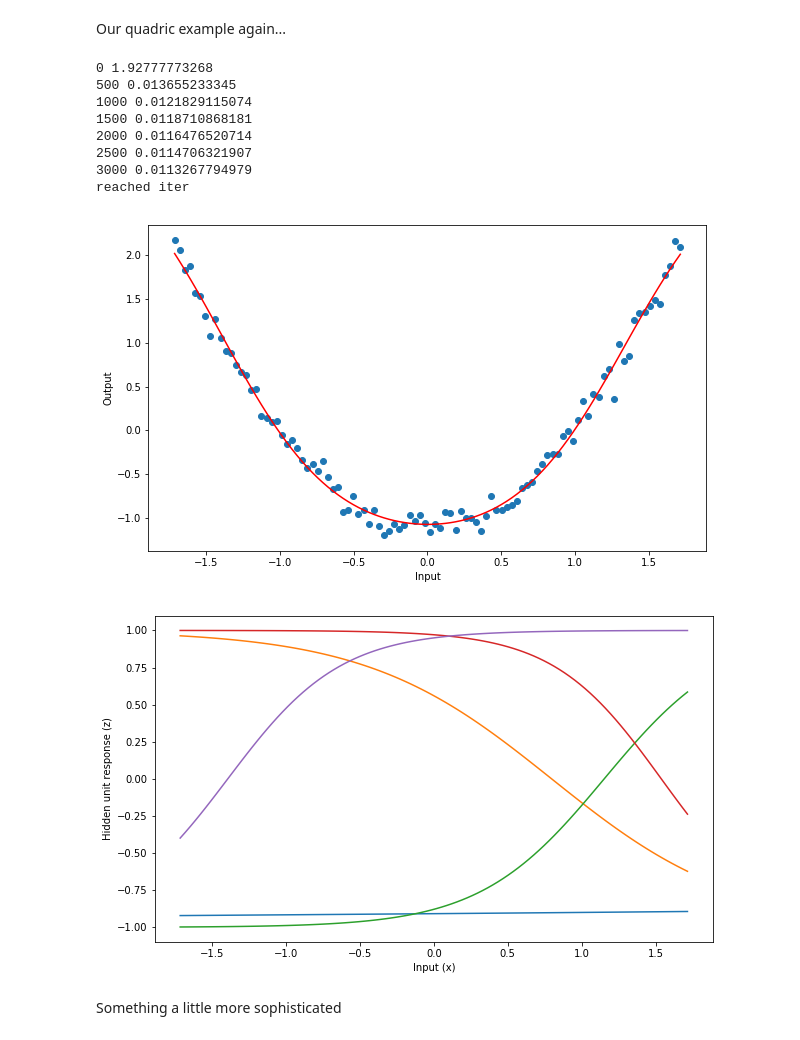
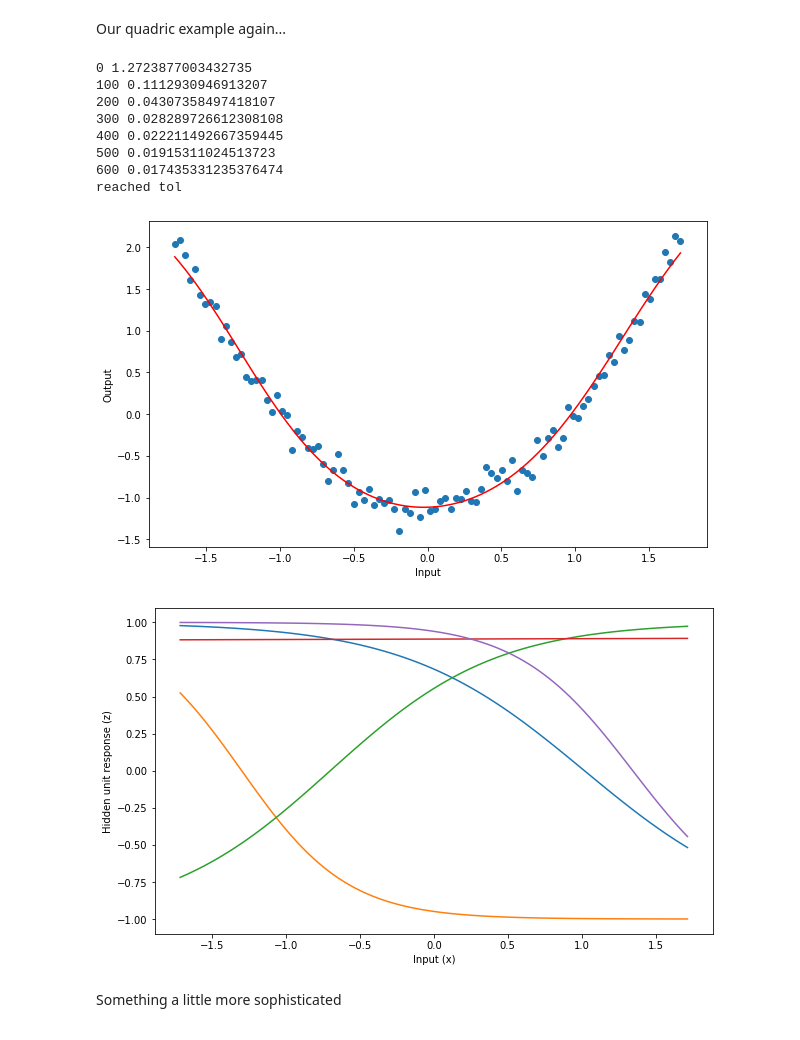
Before and after one commit to idfah/notebooks, a Jupyter notebook: neural-nets/Introduction to Artificial Neural Networks.ipynb, the cells around one changed output. Saved outputs shown, nothing was run; the diff lists cells and outputs as text; code cells hidden in the pictures.

```diff
--- a/neural-nets/Introduction to Artificial Neural Networks.ipynb
+++ b/neural-nets/Introduction to Artificial Neural Networks.ipynb
@@ -252,7 +252,7 @@ class ForwardNet(object):
         return np.mean(e**2), hg, vg
 
     def train(self, x, g,
-              learning_rate=0.1, maxiter=3000, tol=1.0e-2):
+              learning_rate=0.1, maxiter=5000, tol=1.0e-5):
         """Steepest descent
         """
         i = 0
@@ -260,7 +260,7 @@ class ForwardNet(object):
         while True:
             error, hg, vg = self.gradient(x, g)
 
-            if (i % 500) == 0:
+            if (i % 100) == 0:
                 print(i, error)
 
             if np.abs(prev_error - error) < tol:
@@ -274,7 +274,7 @@ class ForwardNet(object):
             self.hw -= learning_rate * hg
             self.vw -= learning_rate * vg
 
-            error_prev = error
+            prev_error = error
             i += 1
 
     def predict(self, x):
@@ -294,30 +294,30 @@ class ForwardNet(object):
 # %% [markdown]
 Our quadric example again...
 # %%
-nn_curved = ForwardNet(x, g_curved, nh=5, learning_rate=0.1, maxiter=3000)
+nn_curved = ForwardNet(x, g_curved, nh=5, learning_rate=0.1)
 y_curved_nn = nn_curved.predict(x)
 
 plt.scatter(x, g_curved);
 plt.plot(x, y_curved_nn, color="red");
 plt.xlabel("Input")
 plt.ylabel("Output");
 # %% [output]
-0 1.92777773268
-500 0.013655233345
-1000 0.0121829115074
-1500 0.0118710868181
-2000 0.0116476520714
-2500 0.0114706321907
-3000 0.0113267794979
-reached iter
+0 1.2723877003432735
+100 0.1112930946913207
+200 0.04307358497418107
+300 0.028289726612308108
+400 0.022211492667359445
+500 0.01915311024513723
+600 0.017435331235376474
+reached tol
-[figure, old version]
+[figure, new version]
 # %%
 z_curved_nn = nn_curved.eval_hidden(x)
 plt.plot(x, z_curved_nn);
 plt.xlabel("Input (x)")
 plt.ylabel("Hidden unit response (z)");
 # %% [output]
-[figure, old version]
+[figure, new version]
 # %% [markdown]
 Something a little more sophisticated
 # %%
```
Also changed, not shown: parts of 10 cells of this notebook.
